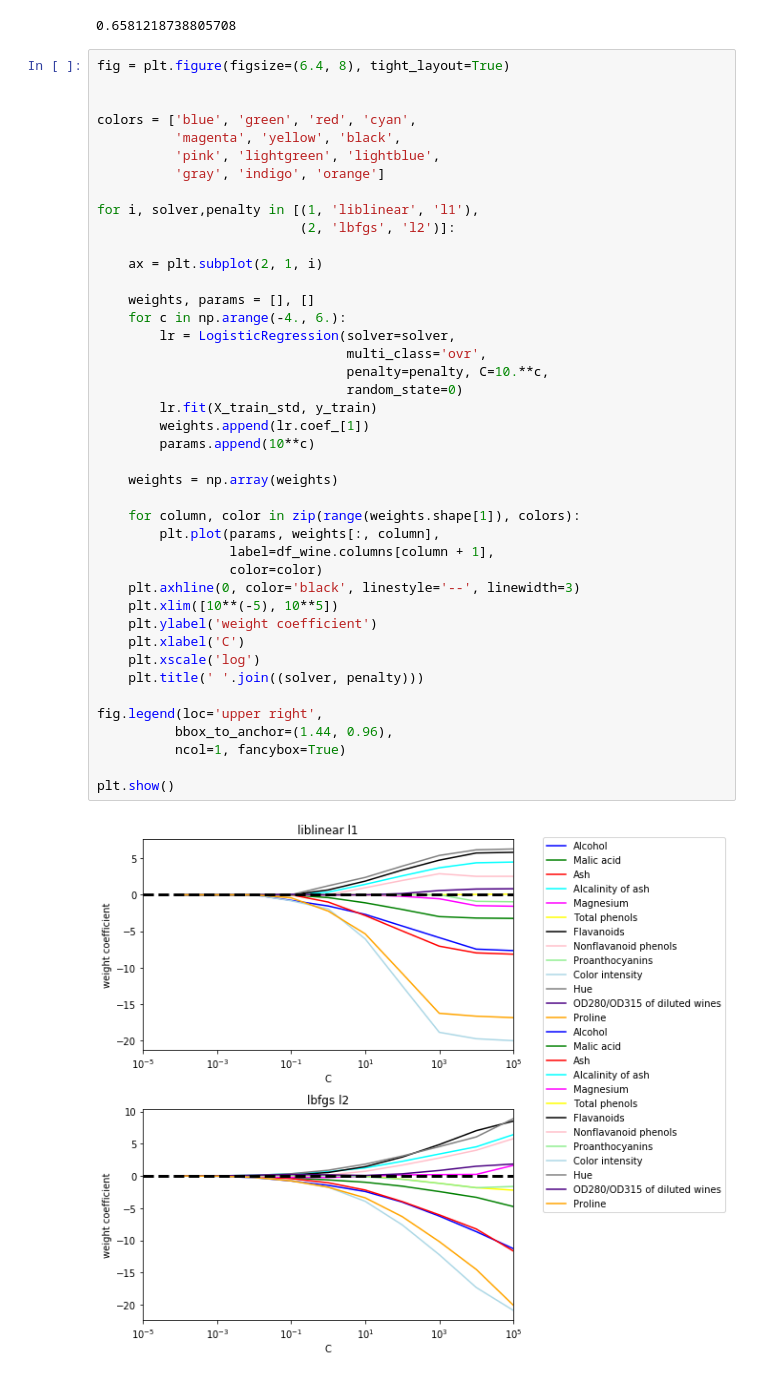
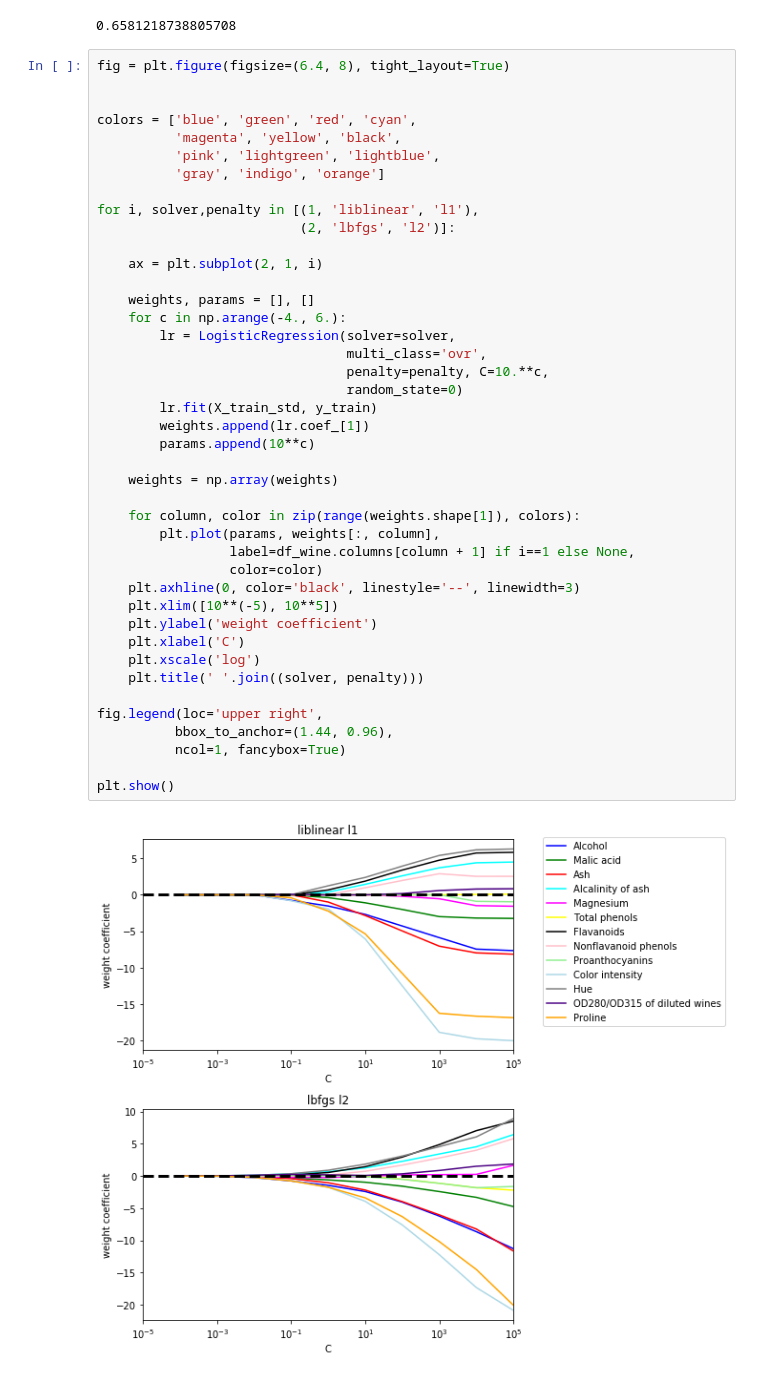
Before and after one commit to cbare/python_machine_learning_book, a Jupyter notebook: notebooks/ch04-wine.ipynb, the cells around one changed output. Saved outputs shown, nothing was run; the diff lists cells and outputs as text.

```diff
--- a/notebooks/ch04-wine.ipynb
+++ b/notebooks/ch04-wine.ipynb
@@ -113,32 +114,32 @@ for i, solver,penalty in [(1, 'liblinear', 'l1'),
     ax = plt.subplot(2, 1, i)
 
     weights, params = [], []
     for c in np.arange(-4., 6.):
         lr = LogisticRegression(solver=solver,
                                 multi_class='ovr',
                                 penalty=penalty, C=10.**c,
                                 random_state=0)
         lr.fit(X_train_std, y_train)
         weights.append(lr.coef_[1])
         params.append(10**c)
 
     weights = np.array(weights)
 
     for column, color in zip(range(weights.shape[1]), colors):
         plt.plot(params, weights[:, column],
-                 label=df_wine.columns[column + 1],
+                 label=df_wine.columns[column + 1] if i==1 else None,
                  color=color)
     plt.axhline(0, color='black', linestyle='--', linewidth=3)
     plt.xlim([10**(-5), 10**5])
     plt.ylabel('weight coefficient')
     plt.xlabel('C')
     plt.xscale('log')
     plt.title(' '.join((solver, penalty)))
 
 fig.legend(loc='upper right',
           bbox_to_anchor=(1.44, 0.96),
           ncol=1, fancybox=True)
 
 plt.show()
 # %% [output]
-[figure, old version]
+[figure, new version]
```
Also changed, not shown: parts of 8 cells of this notebook, 1 other file.
